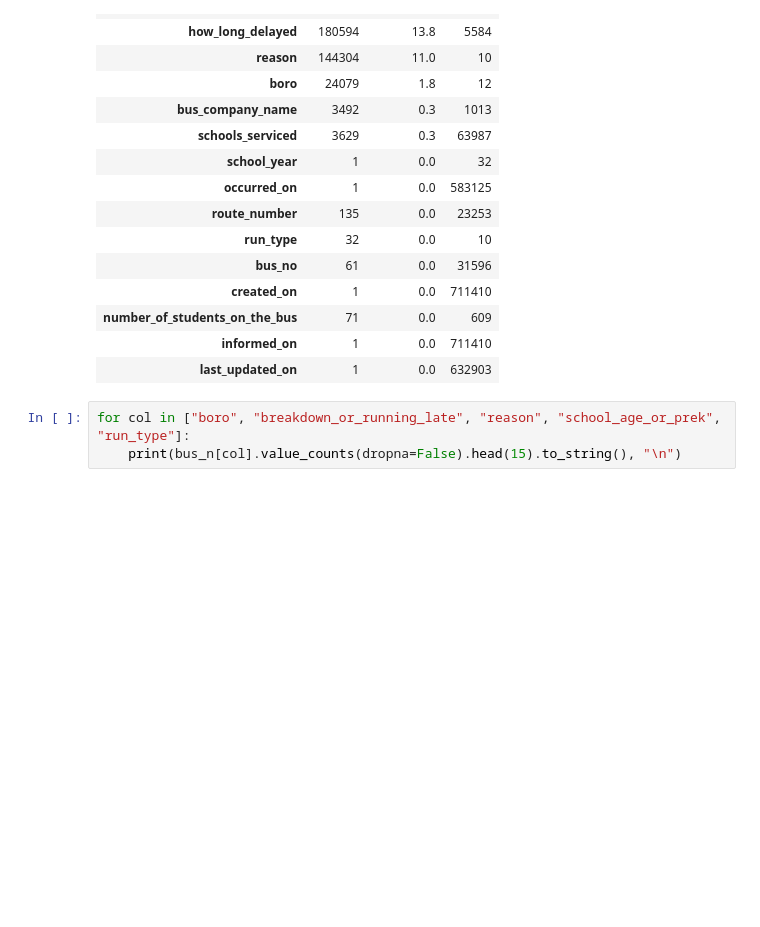
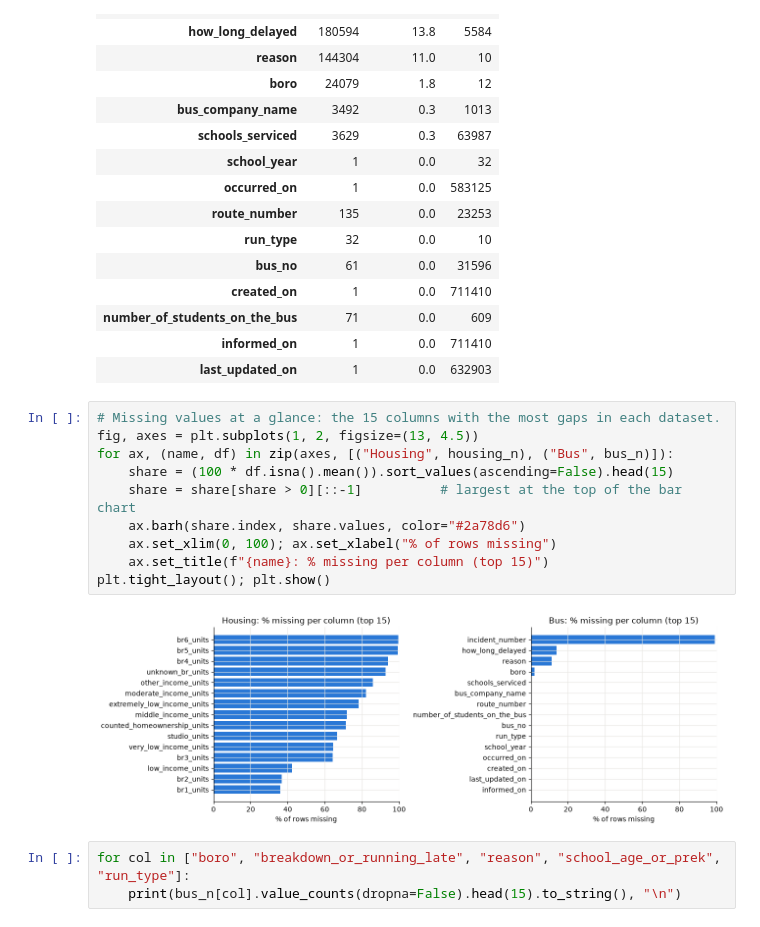
Before and after one commit to Alielghayesh16006572/homes-and-the-school-bus, a Jupyter notebook: notebook.ipynb, the cells around one changed output. Saved outputs shown, nothing was run; the diff lists cells and outputs as text; blank space fills up the shorter version.

```diff
--- a/notebook.ipynb
+++ b/notebook.ipynb
@@ -254,6 +267,18 @@ missing_report(bus_n)
 | number_of_students_on_the_bus | 71 | 0.0 | 609 |
 | informed_on | 1 | 0.0 | 711410 |
 | last_updated_on | 1 | 0.0 | 632903 |
+# %%
+# Missing values at a glance: the 15 columns with the most gaps in each dataset.
+fig, axes = plt.subplots(1, 2, figsize=(13, 4.5))
+for ax, (name, df) in zip(axes, [("Housing", housing_n), ("Bus", bus_n)]):
+    share = (100 * df.isna().mean()).sort_values(ascending=False).head(15)
+    share = share[share > 0][::-1]          # largest at the top of the bar chart
+    ax.barh(share.index, share.values, color="#2a78d6")
+    ax.set_xlim(0, 100); ax.set_xlabel("% of rows missing")
+    ax.set_title(f"{name}: % missing per column (top 15)")
+plt.tight_layout(); plt.show()
+# %% [output]
+[figure, added]
 # %%
 for col in ["boro", "breakdown_or_running_late", "reason", "school_age_or_prek", "run_type"]:
     print(bus_n[col].value_counts(dropna=False).head(15).to_string(), "\n")
```
Also changed, not shown: parts of 13 cells of this notebook, 1 other file.
